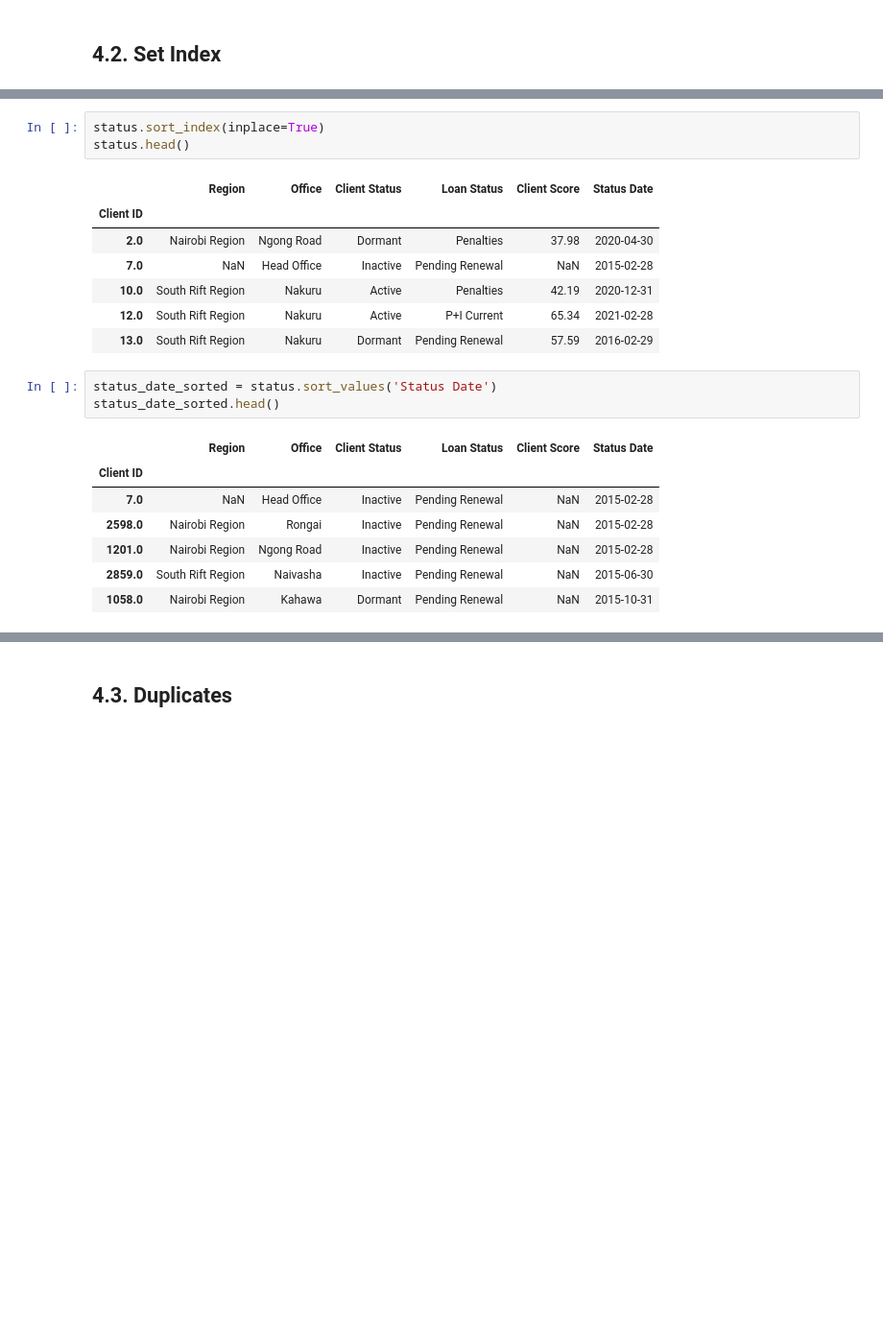
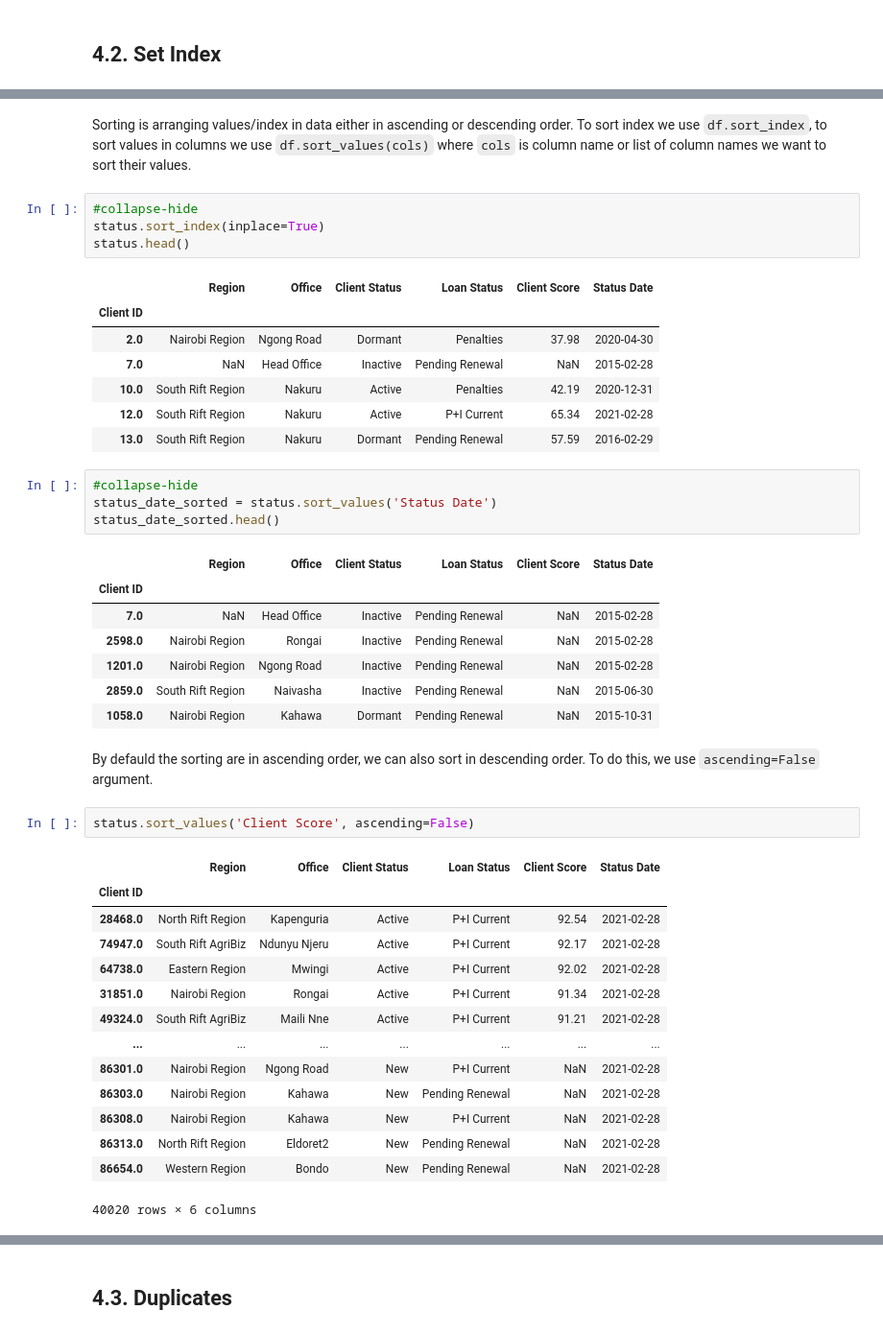
Before and after one commit to VictorOmondi1997/blog, a Jupyter notebook: _notebooks/2021-11-06-data_wrangling_cit.ipynb, the cells around one changed output, grey strips where cells are left out. Shown at 96% size. Saved outputs shown, nothing was run; the diff lists cells and outputs as text; blank space fills up the shorter version.

```diff
--- a/_notebooks/2021-11-06-data_wrangling_cit.ipynb
+++ b/_notebooks/2021-11-06-data_wrangling_cit.ipynb
@@ -246,4 +309,7 @@ status.head()
+# %% [markdown]
+Sorting is arranging values/index in data either in ascending or descending order. To sort index we use `df.sort_index`, to sort values in columns we use `df.sort_values(cols)` where `cols` is column name or list of column names we want to sort their values.
 # %%
+#collapse-hide
 status.sort_index(inplace=True)
 status.head()
 # %% [output]
@@ -255,6 +321,7 @@ status.head()
 | 12.0 | South Rift Region | Nakuru | Active | P+I Current | 65.34 | 2021-02-28 |
 | 13.0 | South Rift Region | Nakuru | Dormant | Pending Renewal | 57.59 | 2016-02-29 |
 # %%
+#collapse-hide
 status_date_sorted = status.sort_values('Status Date')
 status_date_sorted.head()
 # %% [output]
@@ -265,3 +332,22 @@ status_date_sorted.head()
 | 1201.0 | Nairobi Region | Ngong Road | Inactive | Pending Renewal | NaN | 2015-02-28 |
 | 2859.0 | South Rift Region | Naivasha | Inactive | Pending Renewal | NaN | 2015-06-30 |
 | 1058.0 | Nairobi Region | Kahawa | Dormant | Pending Renewal | NaN | 2015-10-31 |
+# %% [markdown]
+By defauld the sorting are in ascending order, we can also sort in descending order. To do this, we use `ascending=False` argument.
+# %%
+status.sort_values('Client Score', ascending=False)
+# %% [output]
+|  | Region | Office | Client Status | Loan Status | Client Score | Status Date |
+| Client ID |  |  |  |  |  |  |
+| 28468.0 | North Rift Region | Kapenguria | Active | P+I Current | 92.54 | 2021-02-28 |
+| 74947.0 | South Rift AgriBiz | Ndunyu Njeru | Active | P+I Current | 92.17 | 2021-02-28 |
+| 64738.0 | Eastern Region | Mwingi | Active | P+I Current | 92.02 | 2021-02-28 |
+| 31851.0 | Nairobi Region | Rongai | Active | P+I Current | 91.34 | 2021-02-28 |
+| 49324.0 | South Rift AgriBiz | Maili Nne | Active | P+I Current | 91.21 | 2021-02-28 |
+| ... | ... | ... | ... | ... | ... | ... |
+| 86301.0 | Nairobi Region | Ngong Road | New | P+I Current | NaN | 2021-02-28 |
+| 86303.0 | Nairobi Region | Kahawa | New | Pending Renewal | NaN | 2021-02-28 |
+| 86308.0 | Nairobi Region | Kahawa | New | P+I Current | NaN | 2021-02-28 |
+| 86313.0 | North Rift Region | Eldoret2 | New | Pending Renewal | NaN | 2021-02-28 |
+| 86654.0 | Western Region | Bondo | New | Pending Renewal | NaN | 2021-02-28 |
+40020 rows × 6 columns
```
Also changed, not shown: parts of 86 cells of this notebook.
